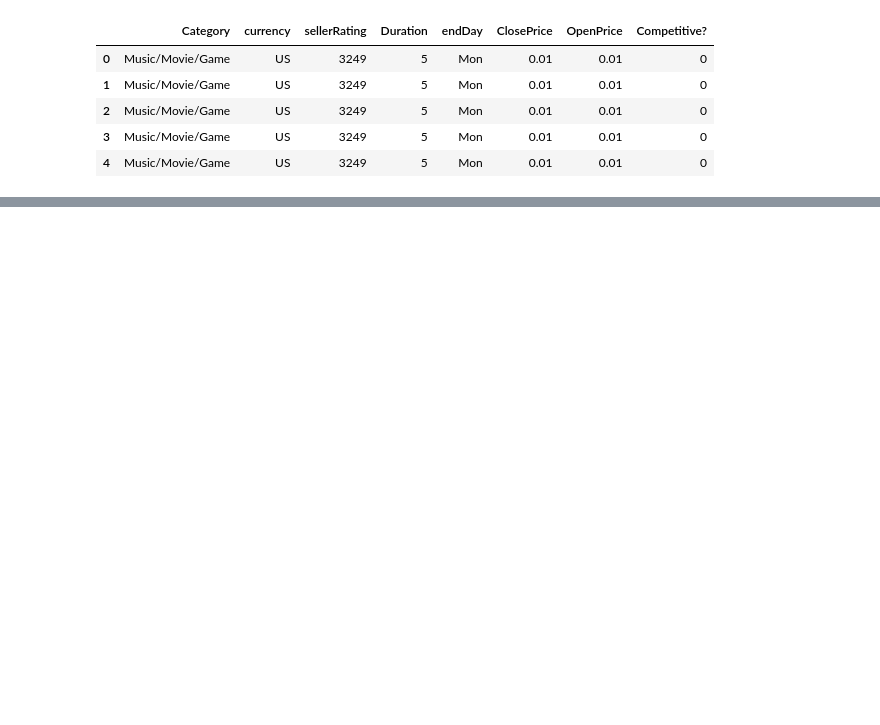
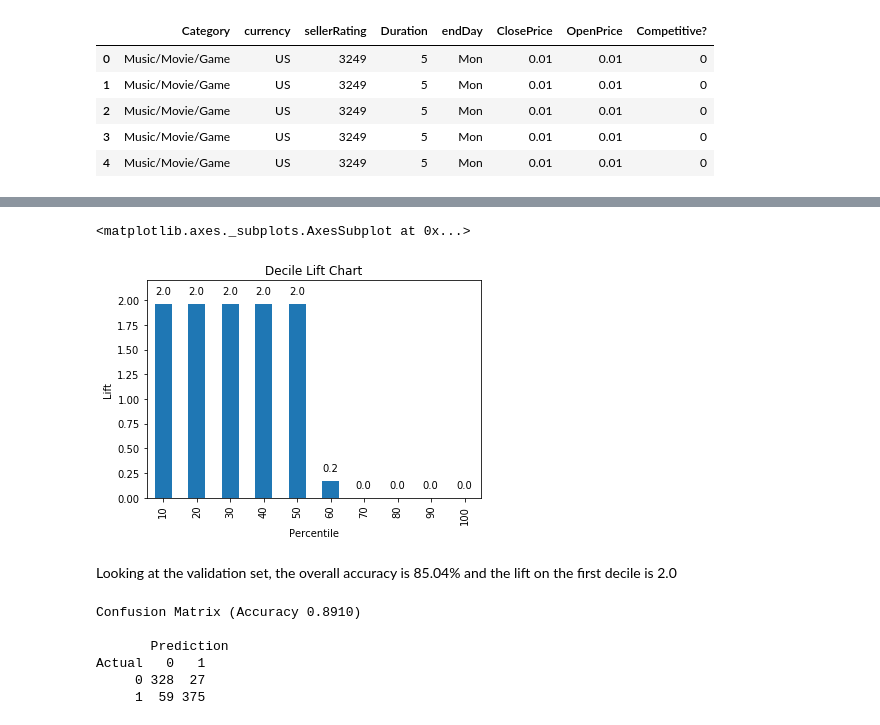
Before and after one commit to Damilare1989/Business-Analytics-Exercises, a Jupyter notebook: Chap13_2.ipynb, the cells around one changed output, grey strips where cells are left out. Drawn from its saved outputs; the diff is of its cells as text; code cells hidden in the pictures; blank space fills up the shorter version.

```diff
--- a/Chap13_2.ipynb
+++ b/Chap13_2.ipynb
@@ -34,0 +103,23 @@ ax.set_ylabel('Lift')
+# %%
+pred_v = pd.Series(boost.predict(X_valid))
+pred_v = pred_v.sort_values(ascending=False)
+
+liftChart(pred_v)
+# %% [output]
+<matplotlib.axes._subplots.AxesSubplot at 0x...>
+[figure, added]
+# %% [markdown]
+Looking at the validation set, the overall accuracy is 85.04% and the lift on the first decile is 2.0
+# %%
+bagging = BaggingClassifier(DecisionTreeClassifier(random_state=1),
+                            n_estimators=100, random_state=1)
+bagging.fit(X_train, y_train)
+
+classificationSummary(y_valid, bagging.predict(X_valid), class_names=classes)
+# %% [output]
+Confusion Matrix (Accuracy 0.8910)
+
+       Prediction
+Actual   0   1
+     0 328  27
+     1  59 375
```
Also changed, not shown: parts of 17 cells of this notebook, 2 other files.
